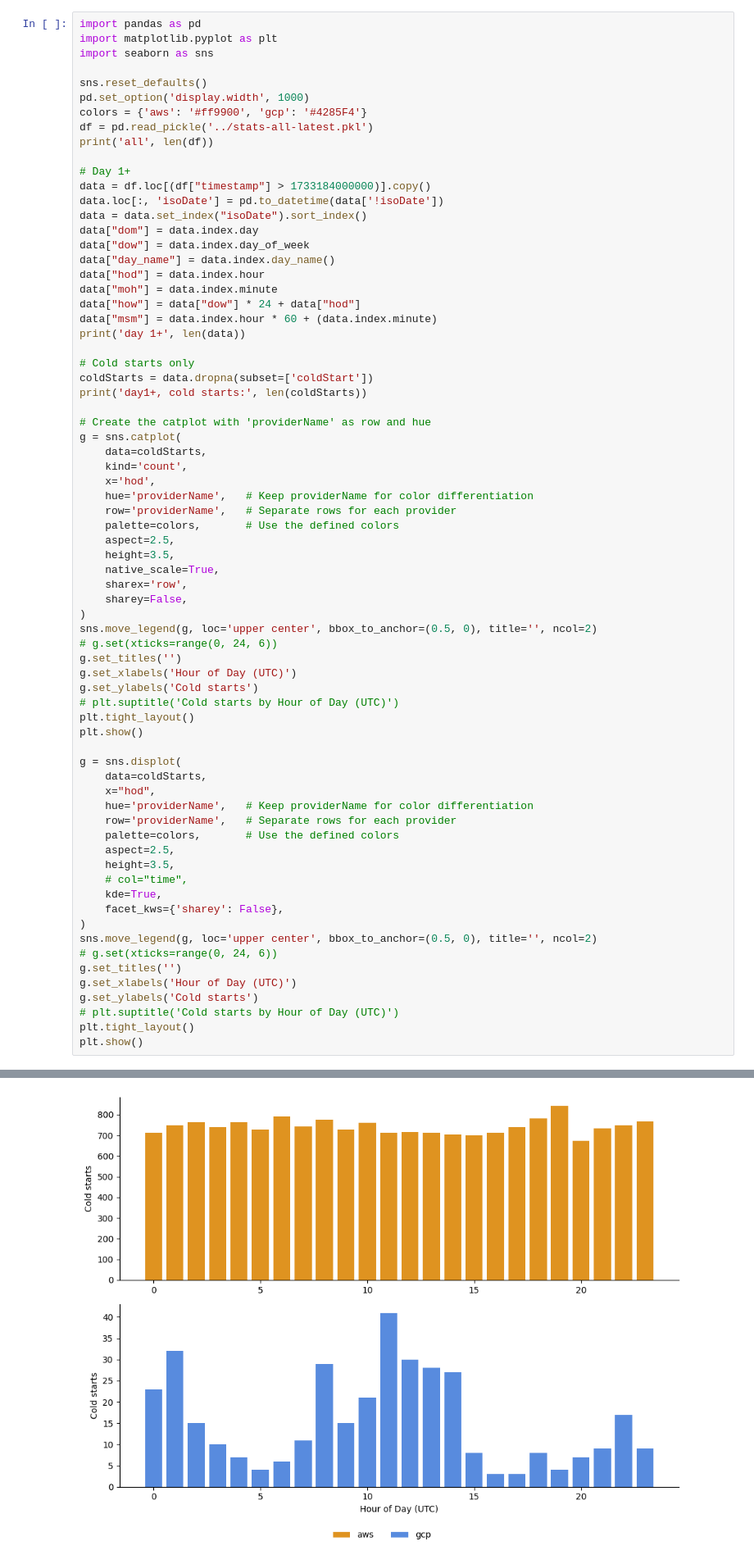
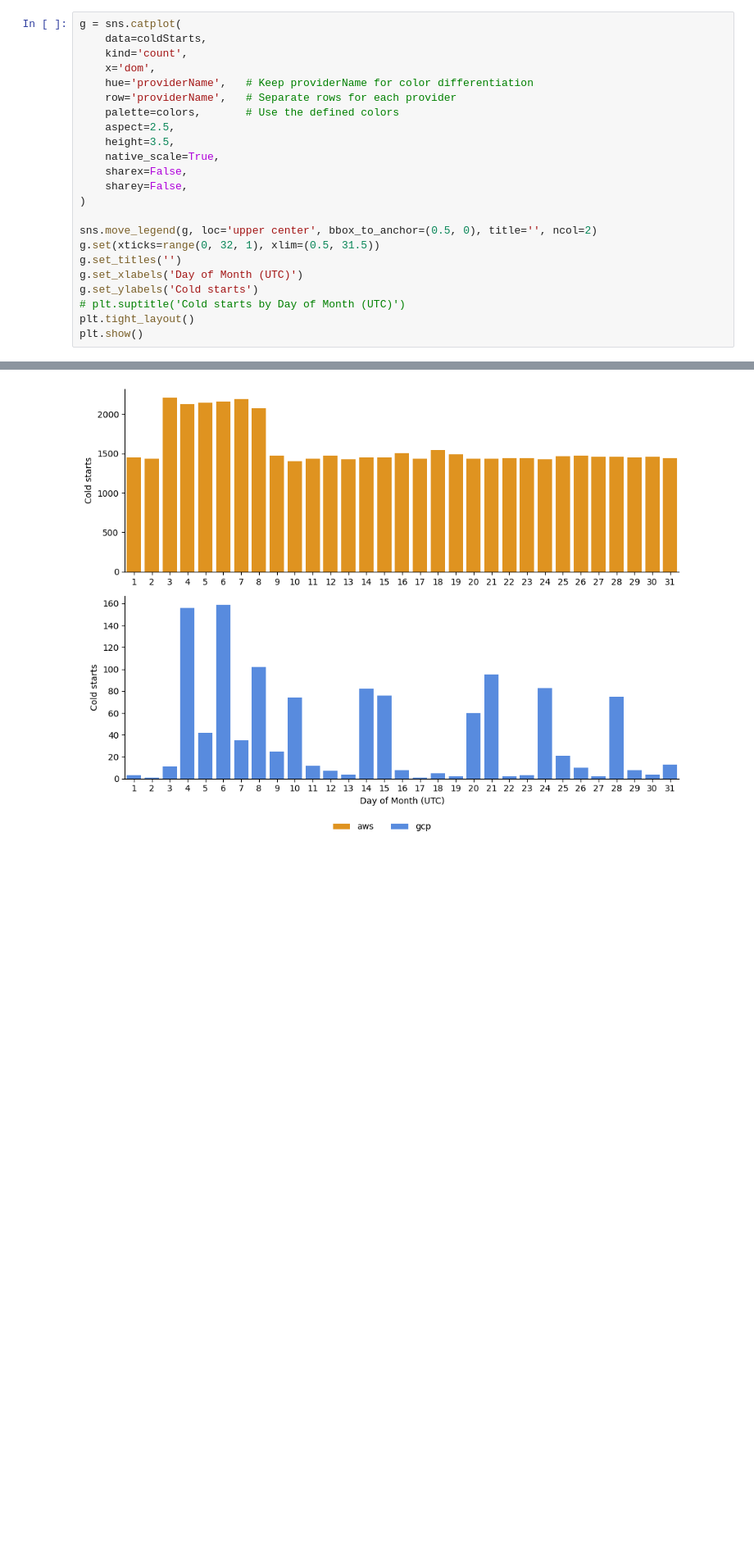
Before and after one commit to piotrekwitkowski/practical-faas-image-optimization-bench, a Jupyter notebook: results-analysis/notebooks/5-cold-starts.ipynb, the cells around one changed output, grey strips where cells are left out. Shown at 82% size. Drawn from its saved outputs; the diff is of its cells as text; blank space fills up the shorter version.

Commit message:
Update charts

```diff
--- a/results-analysis/notebooks/5-cold-starts.ipynb
+++ b/results-analysis/notebooks/5-cold-starts.ipynb
@@ -1,72 +104,24 @@
 # %%
-import pandas as pd
-import matplotlib.pyplot as plt
-import seaborn as sns
-
-sns.reset_defaults()
-pd.set_option('display.width', 1000)
-colors = {'aws': '#ff9900', 'gcp': '#4285F4'}
-df = pd.read_pickle('../stats-all-latest.pkl')
-print('all', len(df))
-
-# Day 1+
-data = df.loc[(df["timestamp"] > 1733184000000)].copy()
-data.loc[:, 'isoDate'] = pd.to_datetime(data['!isoDate'])
-data = data.set_index("isoDate").sort_index()
-data["dom"] = data.index.day
-data["dow"] = data.index.day_of_week
-data["day_name"] = data.index.day_name()
-data["hod"] = data.index.hour
-data["moh"] = data.index.minute
-data["how"] = data["dow"] * 24 + data["hod"]
-data["msm"] = data.index.hour * 60 + (data.index.minute)
-print('day 1+', len(data))
-
-# Cold starts only
-coldStarts = data.dropna(subset=['coldStart'])
-print('day1+, cold starts:', len(coldStarts))
-
-# Create the catplot with 'providerName' as row and hue
 g = sns.catplot(
     data=coldStarts,
     kind='count',
-    x='hod',
+    x='dom',
     hue='providerName',   # Keep providerName for color differentiation
     row='providerName',   # Separate rows for each provider
     palette=colors,       # Use the defined colors
     aspect=2.5,
     height=3.5,
     native_scale=True,
-    sharex='row',
+    sharex=False,
     sharey=False,
 )
+
 sns.move_legend(g, loc='upper center', bbox_to_anchor=(0.5, 0), title='', ncol=2)
-# g.set(xticks=range(0, 24, 6))
+g.set(xticks=range(0, 32, 1), xlim=(0.5, 31.5))
 g.set_titles('')
-g.set_xlabels('Hour of Day (UTC)')
+g.set_xlabels('Day of Month (UTC)')
 g.set_ylabels('Cold starts')
-# plt.suptitle('Cold starts by Hour of Day (UTC)')
+# plt.suptitle('Cold starts by Day of Month (UTC)')
 plt.tight_layout()
 plt.show()
-
-g = sns.displot(
-    data=coldStarts,
-    x="hod",
-    hue='providerName',   # Keep providerName for color differentiation
-    row='providerName',   # Separate rows for each provider
-    palette=colors,       # Use the defined colors
-    aspect=2.5,
-    height=3.5,
-    # col="time",
-    kde=True,
-    facet_kws={'sharey': False},
-)
-sns.move_legend(g, loc='upper center', bbox_to_anchor=(0.5, 0), title='', ncol=2)
-# g.set(xticks=range(0, 24, 6))
-g.set_titles('')
-g.set_xlabels('Hour of Day (UTC)')
-g.set_ylabels('Cold starts')
-# plt.suptitle('Cold starts by Hour of Day (UTC)')
-plt.tight_layout()
-plt.show()
 # %% [output]
@@ -76 +128 @@ day1+, cold starts: 18166
-[figure, old version]
+[figure, new version]
```
Also changed, not shown: parts of 7 cells of this notebook, 18 other files.
